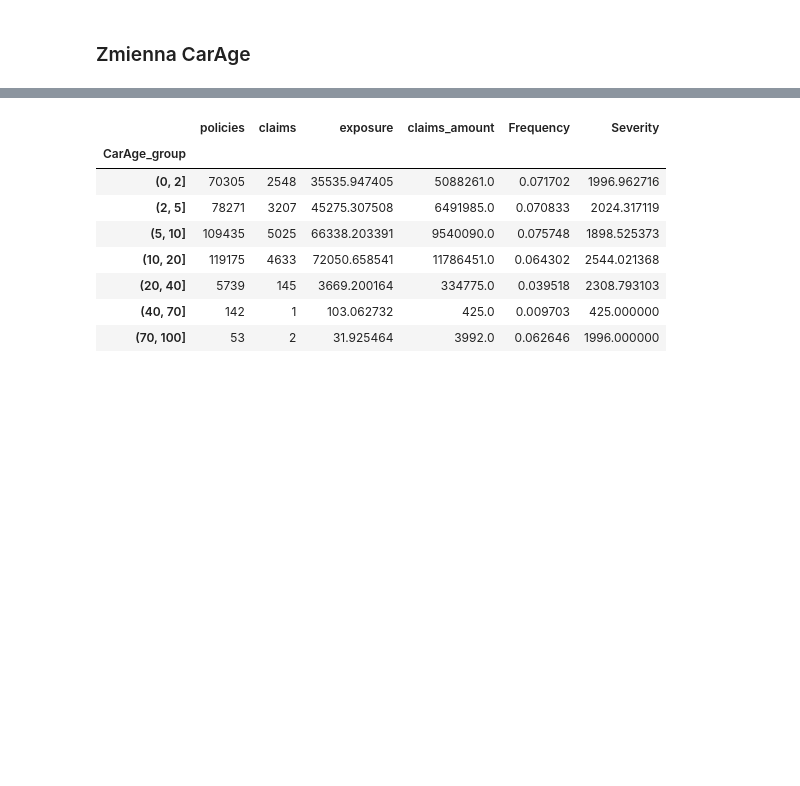
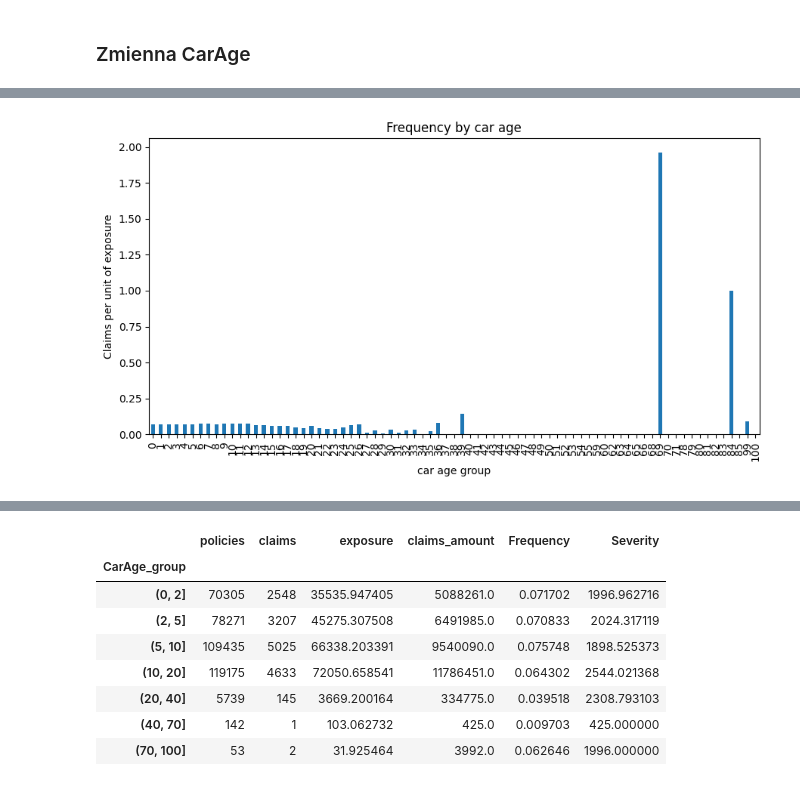
Before and after one commit to kacperskora/Licencjat_DS, a Jupyter notebook: notebooks/02_EDA.ipynb, the cells around one changed output, grey strips where cells are left out. Cells and saved outputs as stored; diff of their text form; code cells hidden in the pictures; blank space fills up the shorter version.

```diff
--- a/notebooks/02_EDA.ipynb
+++ b/notebooks/02_EDA.ipynb
@@ -11,7 +11,7 @@ from scipy.stats import spearmanr, kruskal
 # %% [markdown]
 ## załadowanie zbioru danych - mozemy korzystac tylko ze zbioru połączonych obserwacji
 # %%
-data = pd.read_csv('C:/Licencjat_DS/data/processed/df_merged.csv', index_col = 0)
+data = pd.read_csv('../data/processed/df_merged.csv', index_col = 0)
 # %% [markdown]
 ## Podstawowe informacje o danych
 # %%
@@ -451,0 +454,3 @@ visualize_summary(power_summary, 'Power', 'Severity')
+# %%
+car_age_summary_const = variable_analysis('CarAge', data, columns_dict, 1)
+display(car_age_summary_const)
@@ -451,0 +472,4 @@ visualize_summary(power_summary, 'Power', 'Severity')
+# %%
+visualize_summary(car_age_summary_const, 'car age', 'Frequency')
+# %% [output]
+[figure, added]
```
Also changed, not shown: parts of 14 cells of this notebook.
